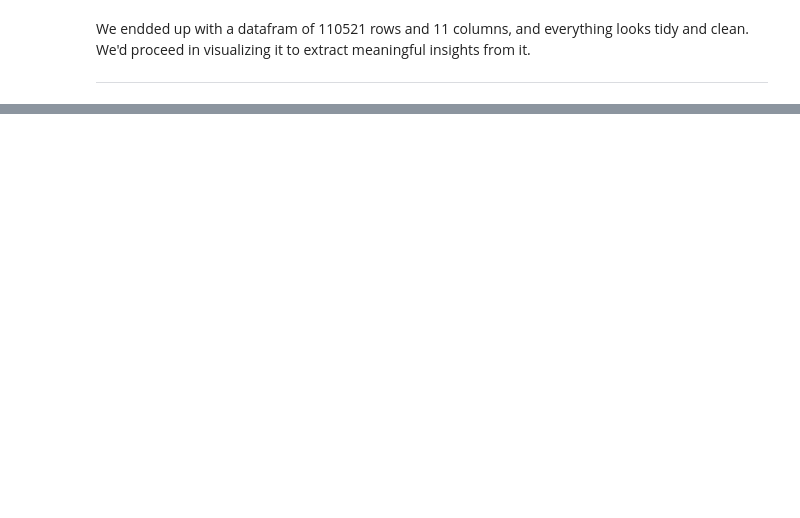
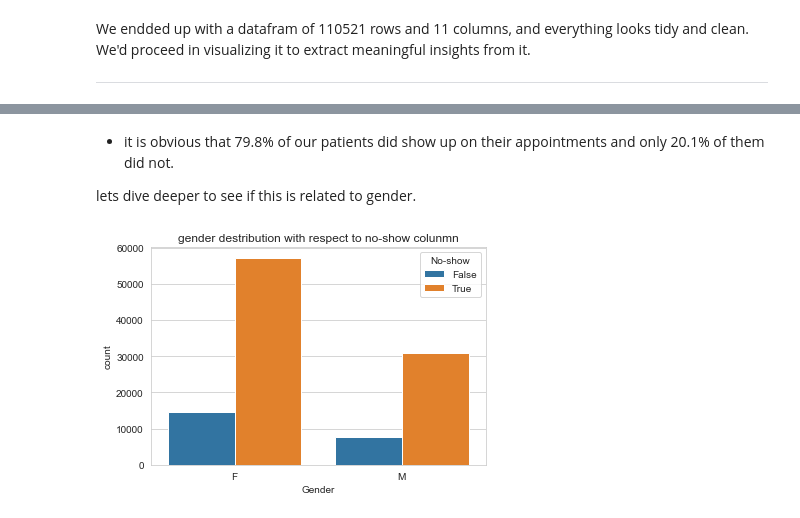
Before and after one commit to xShaimaa/Data-Analysis-Projects, a Jupyter notebook: 03-Medical-Appointment-No-Show/medical-appointment-dataset-analysis.ipynb, the cells around one changed output, grey strips where cells are left out. Drawn from its saved outputs; the diff is of its cells as text; code cells hidden in the pictures; blank space fills up the shorter version.

```diff
--- a/03-Medical-Appointment-No-Show/medical-appointment-dataset-analysis.ipynb
+++ b/03-Medical-Appointment-No-Show/medical-appointment-dataset-analysis.ipynb
@@ -213,0 +420,11 @@ ___
+# %% [markdown]
+- it is obvious that 79.8% of our patients did show up on their appointments and only 20.1% of them did not.
+
+lets dive deeper to see if this is related to gender.
+# %%
+# showing the gender destribution with respect to the no-show colunmn
+sns.countplot(x = 'Gender', data = df, hue = 'No-show')
+plt.title('gender destribution with respect to no-show colunmn')
+plt.show()
+# %% [output]
+[figure, added]
```
Also changed, not shown: parts of 50 cells of this notebook.
